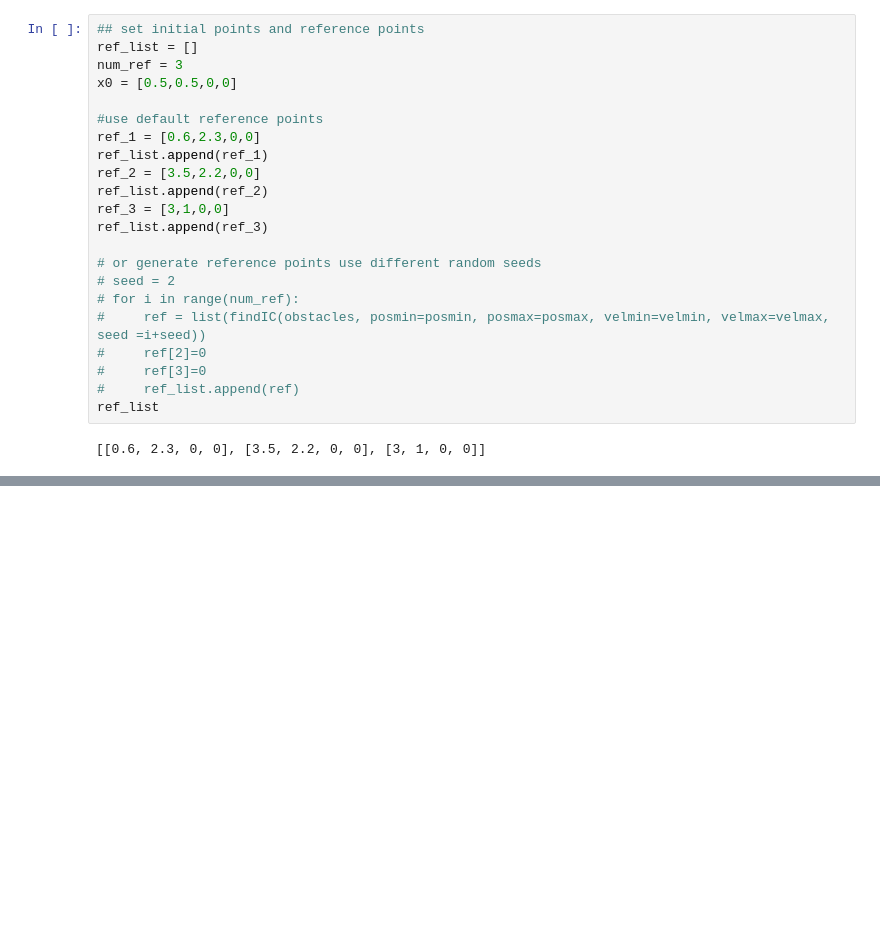
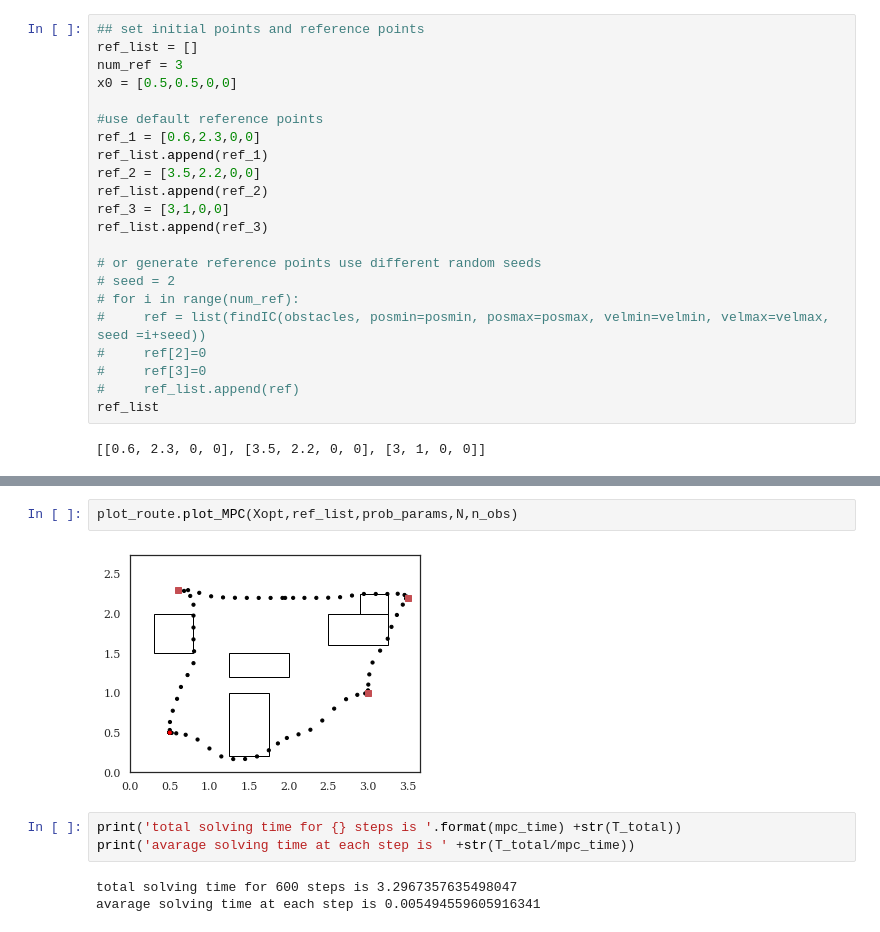
Before and after one commit to YiQi-EPFL/OMISTL, a Jupyter notebook: MPC/MPC.ipynb, the cells around one changed output, grey strips where cells are left out. Saved outputs shown, nothing was run; the diff lists cells and outputs as text; blank space fills up the shorter version.

```diff
--- a/MPC/MPC.ipynb
+++ b/MPC/MPC.ipynb
@@ -370,0 +250,10 @@ avarage solving time at each step is 0.005362055699030558
+# %%
+plot_route.plot_MPC(Xopt,ref_list,prob_params,N,n_obs)
+# %% [output]
+[figure, added]
+# %%
+print('total solving time for {} steps is '.format(mpc_time) +str(T_total))
+print('avarage solving time at each step is ' +str(T_total/mpc_time))
+# %% [output]
+total solving time for 600 steps is 3.2967357635498047
+avarage solving time at each step is 0.005494559605916341
```
Also changed, not shown: parts of 14 cells of this notebook, 10 other files.
